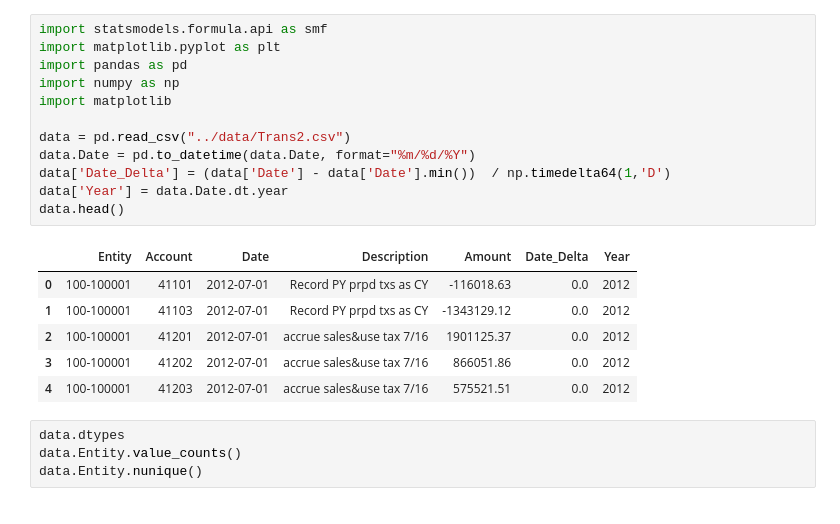
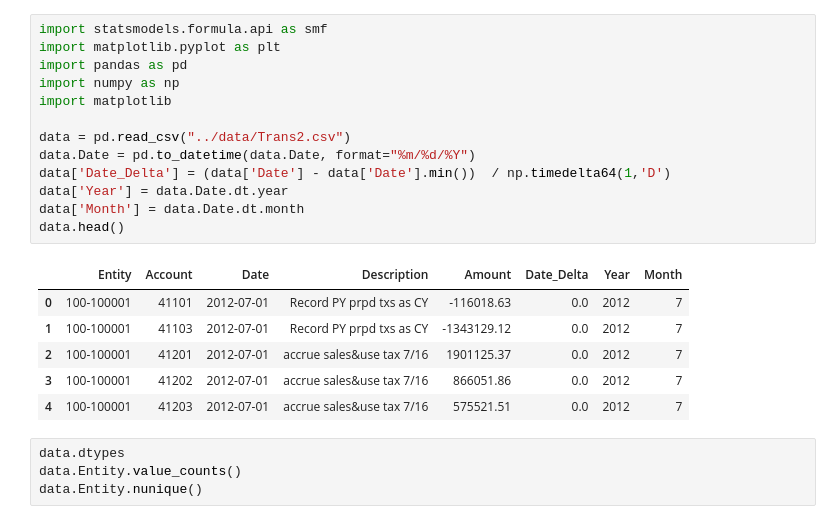
Before and after one commit to UNCG-CSE/Guilford_Financial, a Jupyter notebook: src/Trans2Regression.ipynb, the cells around one changed output. Saved outputs shown, nothing was run; the diff lists cells and outputs as text.

```diff
--- a/src/Trans2Regression.ipynb
+++ b/src/Trans2Regression.ipynb
@@ -1,22 +1,23 @@
 # %%
 import statsmodels.formula.api as smf
 import matplotlib.pyplot as plt
 import pandas as pd
 import numpy as np
 import matplotlib
 
 data = pd.read_csv("../data/Trans2.csv")
 data.Date = pd.to_datetime(data.Date, format="%m/%d/%Y")
 data['Date_Delta'] = (data['Date'] - data['Date'].min())  / np.timedelta64(1,'D')
 data['Year'] = data.Date.dt.year
+data['Month'] = data.Date.dt.month
 data.head()
 # %% [output]
-|  | Entity | Account | Date | Description | Amount | Date_Delta | Year |
-| 0 | 100-100001 | 41101 | 2012-07-01 | Record PY prpd txs as CY | -116018.63 | 0.0 | 2012 |
-| 1 | 100-100001 | 41103 | 2012-07-01 | Record PY prpd txs as CY | -1343129.12 | 0.0 | 2012 |
-| 2 | 100-100001 | 41201 | 2012-07-01 | accrue sales&use tax 7/16 | 1901125.37 | 0.0 | 2012 |
-| 3 | 100-100001 | 41202 | 2012-07-01 | accrue sales&use tax 7/16 | 866051.86 | 0.0 | 2012 |
-| 4 | 100-100001 | 41203 | 2012-07-01 | accrue sales&use tax 7/16 | 575521.51 | 0.0 | 2012 |
+|  | Entity | Account | Date | Description | Amount | Date_Delta | Year | Month |
+| 0 | 100-100001 | 41101 | 2012-07-01 | Record PY prpd txs as CY | -116018.63 | 0.0 | 2012 | 7 |
+| 1 | 100-100001 | 41103 | 2012-07-01 | Record PY prpd txs as CY | -1343129.12 | 0.0 | 2012 | 7 |
+| 2 | 100-100001 | 41201 | 2012-07-01 | accrue sales&use tax 7/16 | 1901125.37 | 0.0 | 2012 | 7 |
+| 3 | 100-100001 | 41202 | 2012-07-01 | accrue sales&use tax 7/16 | 866051.86 | 0.0 | 2012 | 7 |
+| 4 | 100-100001 | 41203 | 2012-07-01 | accrue sales&use tax 7/16 | 575521.51 | 0.0 | 2012 | 7 |
 # %%
 data.dtypes
 data.Entity.value_counts()
```
Also changed, not shown: parts of 1 cell of this notebook, 2 other files.
